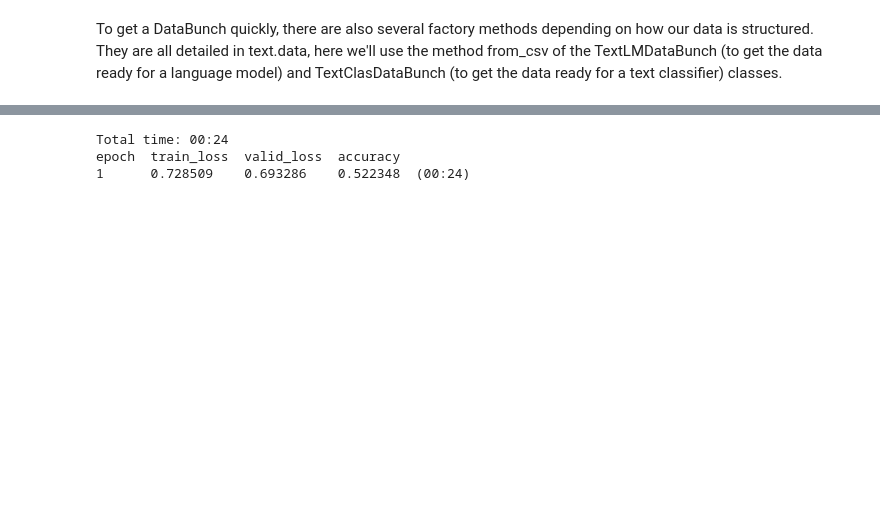
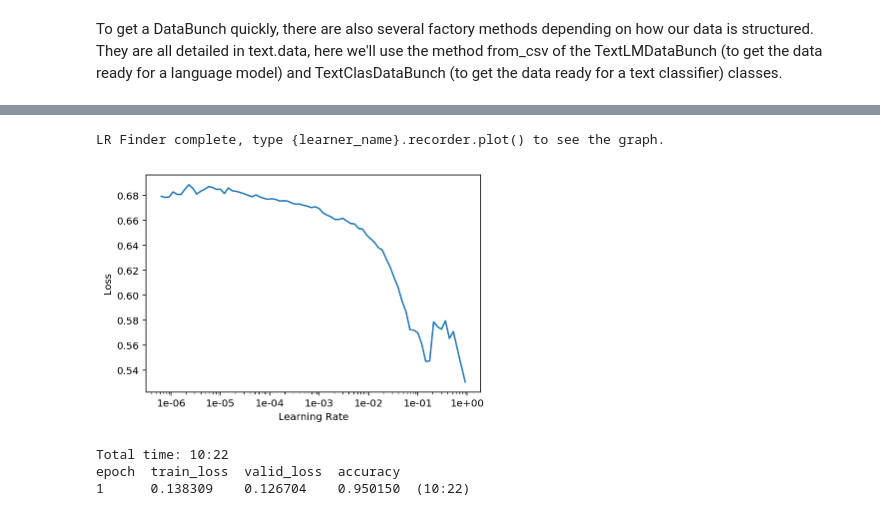
Before and after one commit to yang-zhang/yang-zhang.github.io, a Jupyter notebook: fastai-quora-insincere-questions-classification/fastai-quora-insincere-questions-classification.ipynb, the cells around one changed output, grey strips where cells are left out. Drawn from its saved outputs; the diff is of its cells as text; code cells hidden in the pictures; blank space fills up the shorter version.

```diff
--- a/fastai-quora-insincere-questions-classification/fastai-quora-insincere-questions-classification.ipynb
+++ b/fastai-quora-insincere-questions-classification/fastai-quora-insincere-questions-classification.ipynb
@@ -121,11 +129,20 @@ learn.save_encoder('ft_enc')
 # %%
 learn = text_classifier_learner(data_clas, drop_mult=0.5)
 learn.load_encoder('ft_enc')
-learn.fit_one_cycle(1, 1e-6)
-# %% [output]
-Total time: 00:24
-epoch  train_loss  valid_loss  accuracy
-1      0.728509    0.693286    0.522348  (00:24)
+# %%
+learn.lr_find()
+# %% [output]
+LR Finder complete, type {learner_name}.recorder.plot() to see the graph.
+# %%
+learn.recorder.plot()
+# %% [output]
+[figure, added]
+# %%
+learn.fit_one_cycle(1, 1e-4)
+# %% [output]
+Total time: 10:22
+epoch  train_loss  valid_loss  accuracy
+1      0.138309    0.126704    0.950150  (10:22)
 # %%
 learn.freeze_to(-2)
 learn.fit_one_cycle(1, slice(5e-7/2., 5e-7))
```
Also changed, not shown: parts of 26 cells of this notebook.
